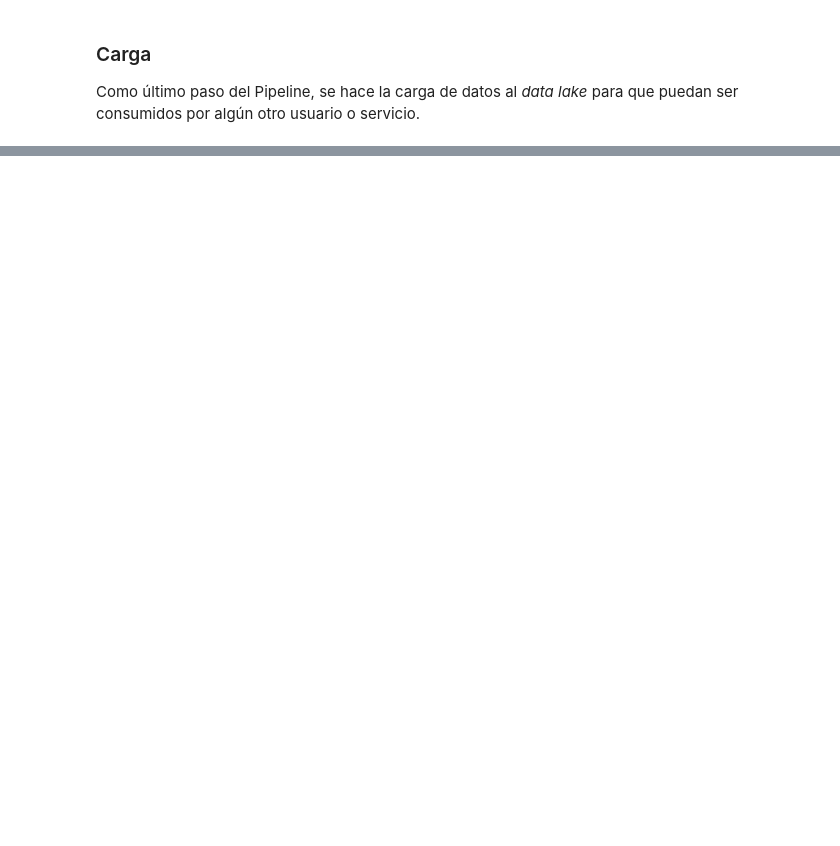
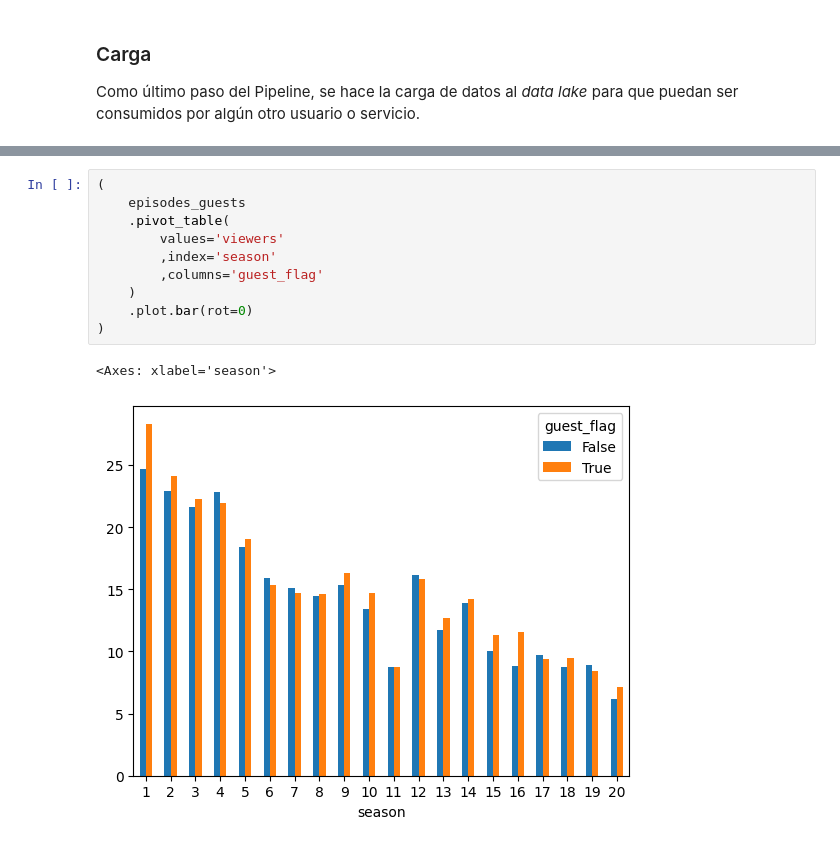
Before and after one commit to CAMM961001/simpson_big_data, a Jupyter notebook: scrapper.ipynb, the cells around one changed output, grey strips where cells are left out. Cells and saved outputs as stored; diff of their text form; blank space fills up the shorter version.

```diff
--- a/scrapper.ipynb
+++ b/scrapper.ipynb
@@ -128,0 +207,13 @@ query
+# %%
+(
+    episodes_guests
+    .pivot_table(
+        values='viewers'
+        ,index='season'
+        ,columns='guest_flag'
+    )
+    .plot.bar(rot=0)
+)
+# %% [output]
+<Axes: xlabel='season'>
+[figure, added]
```
Also changed, not shown: parts of 15 cells of this notebook.
